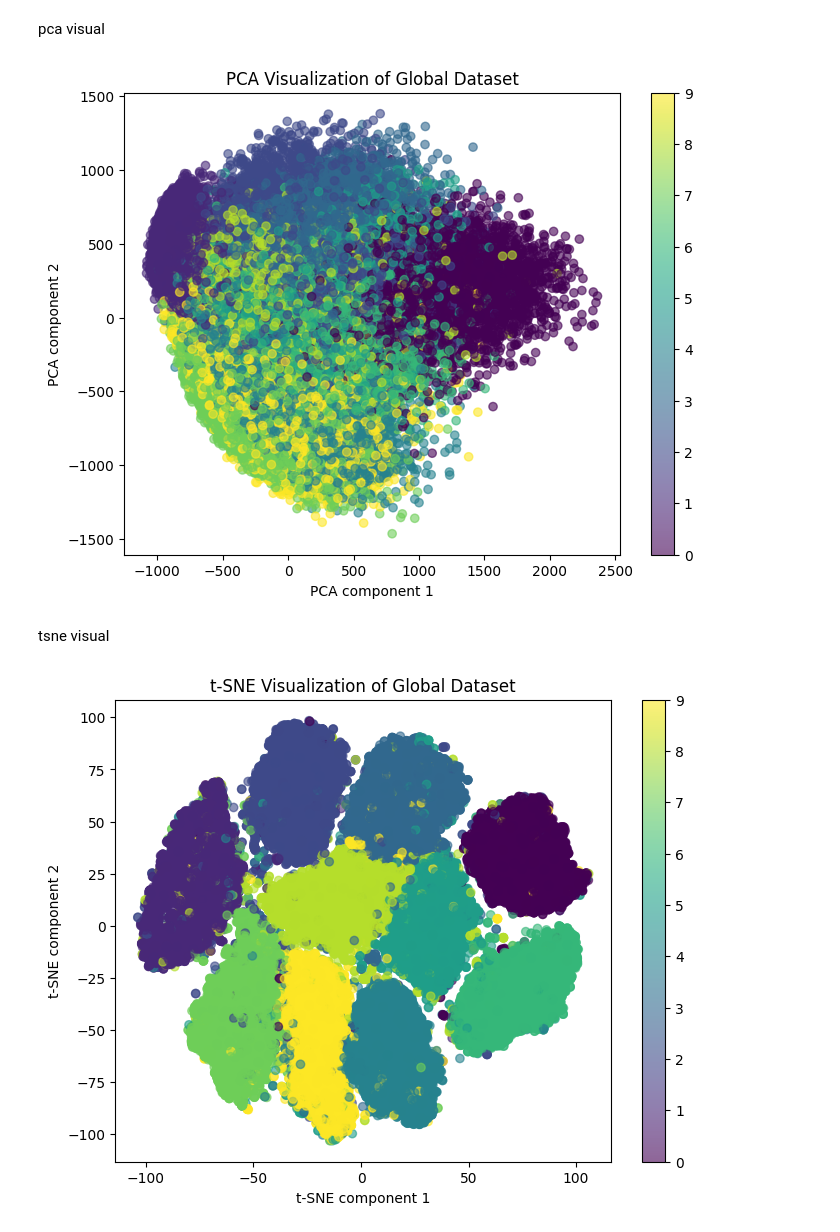
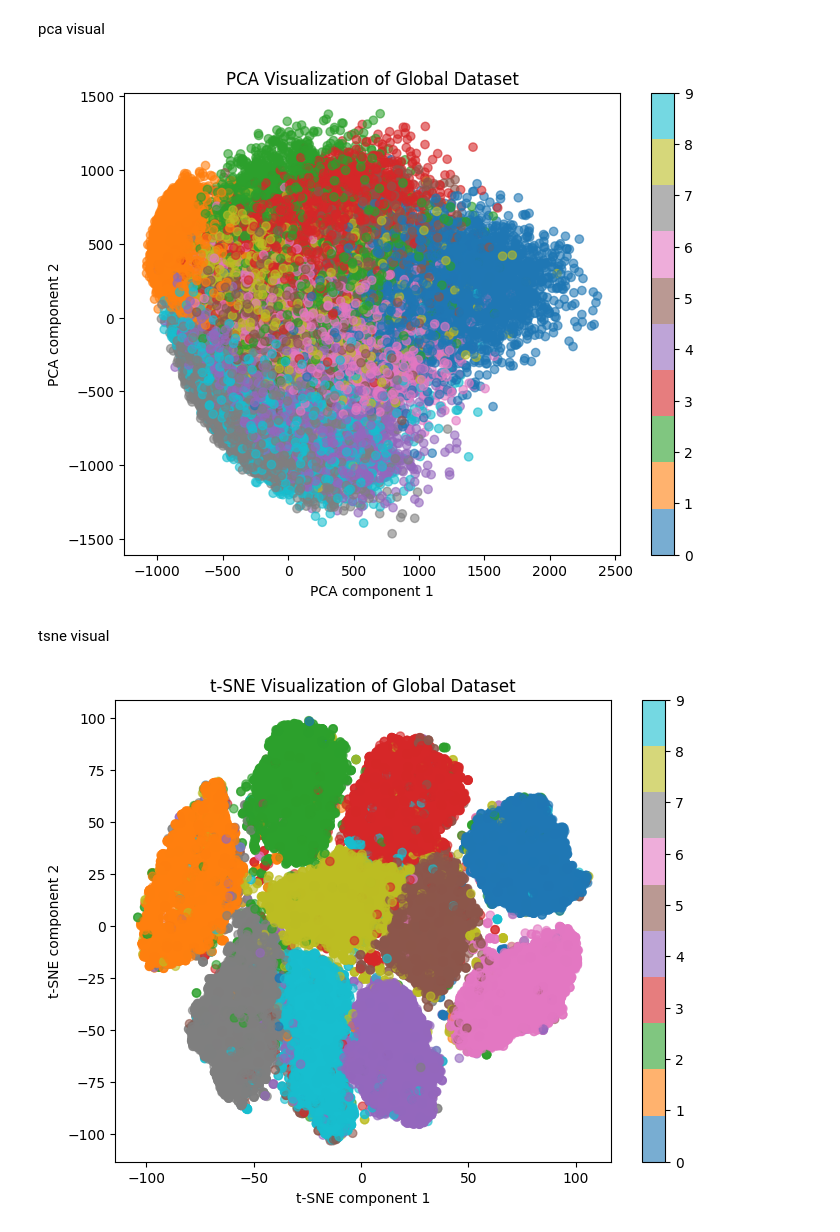
Before and after one commit to eoeair/Data2Latent, a Jupyter notebook: oridata-visual.ipynb, the cells around one changed output. Drawn from its saved outputs; the diff is of its cells as text; code cells hidden in the pictures.

```diff
--- a/oridata-visual.ipynb
+++ b/oridata-visual.ipynb
@@ -9,16 +9,16 @@ x_train, y_train, x_test, y_test = data.values()
 # %% [markdown]
 pca visual
 # %%
-import pcax
 import matplotlib.pyplot as plt
+from sklearn.decomposition import PCA
 
 # 1. 建立PCA对象，降到2维
-x_train_embedded = pcax.fit(x_train.reshape(x_train.shape[0],-1),n_components=2)
-x_train_embedded = pcax.transform(x_train_embedded, x_train.reshape(x_train.shape[0],-1))
+pca = PCA(n_components=2)
+x_train_embedded = pca.fit_transform(x_train.reshape(x_train.shape[0], -1))
 
 # 可视化 PCA 结果
 plt.figure(figsize=(8, 6))
-scatter = plt.scatter(x_train_embedded[:, 0], x_train_embedded[:, 1], c=y_train, cmap='viridis', alpha=0.6)
+scatter = plt.scatter(x_train_embedded[:, 0], x_train_embedded[:, 1], c=y_train, cmap='tab10', alpha=0.6)
 plt.colorbar(scatter)
 # 添加颜色条，显示标签的映射
 plt.title("PCA Visualization of Global Dataset")
@@ -26,24 +26,24 @@ plt.xlabel("PCA component 1")
 plt.ylabel("PCA component 2")
 plt.show()
 # %% [output]
-[figure, old version]
+[figure, new version]
 # %% [markdown]
 tsne visual
 # %%
 import matplotlib.pyplot as plt
 from sklearn.manifold import TSNE
 
 # 使用t-SNE进行降维
 x_train_embedded = TSNE(n_components=2, random_state=42).fit_transform(x_train.reshape(x_train.shape[0],-1))
 
 # 可视化 t-SNE 结果
 plt.figure(figsize=(8, 6))
-scatter = plt.scatter(x_train_embedded[:, 0], x_train_embedded[:, 1], c=y_train, cmap='viridis', alpha=0.6)
+scatter = plt.scatter(x_train_embedded[:, 0], x_train_embedded[:, 1], c=y_train, cmap='tab10', alpha=0.6)
 plt.colorbar(scatter)
 # 添加颜色条，显示标签的映射
 plt.title("t-SNE Visualization of Global Dataset")
 plt.xlabel("t-SNE component 1")
 plt.ylabel("t-SNE component 2")
 plt.show()
 # %% [output]
-[figure, old version]
+[figure, new version]
```
